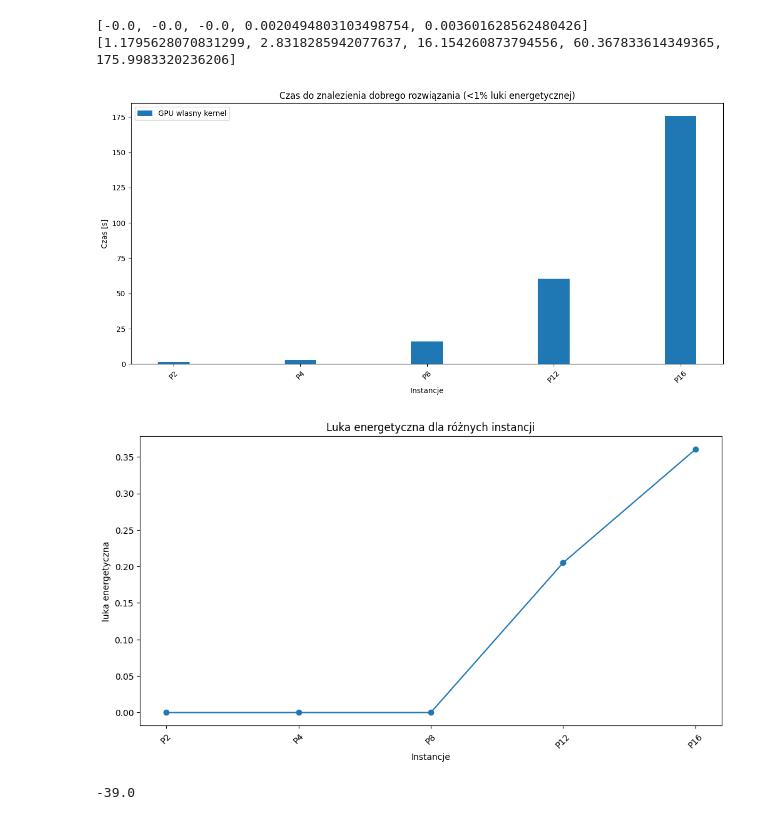
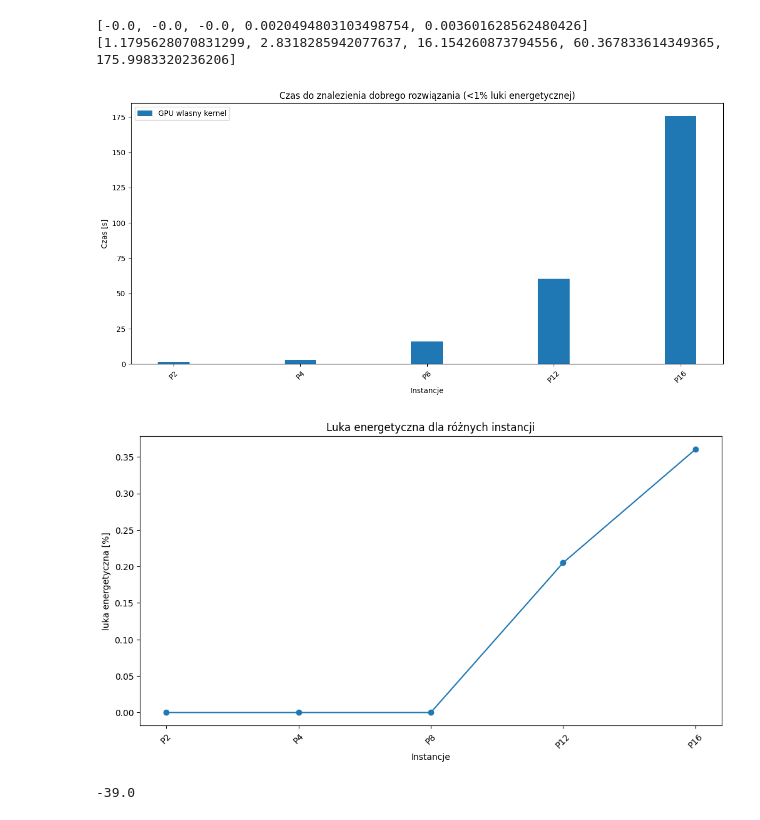
Before and after one commit to iitis/AkademiaSztukiKwantowej, a Jupyter notebook: classical_and_quantum_annealing/benchmarks.ipynb, the cells around one changed output. Saved outputs shown, nothing was run; the diff lists cells and outputs as text; code cells hidden in the pictures.

Commit message:
visual clean up

```diff
--- a/classical_and_quantum_annealing/benchmarks.ipynb
+++ b/classical_and_quantum_annealing/benchmarks.ipynb
@@ -51,13 +51,19 @@ for function in functions:
             with capture_output() as captured:
                 states, energies = function(J2, h2, 1000 * (1 + count), 0.5, 2**(10 + max(count, 5)), c_0_scaling=0.7)
             result = min(energies).item()
+
             if result < best_result:
                 best_result = result
+
             checkpoint = time.time()
             elapsed = checkpoint - start
+            gap = (instance.best_energy - best_result)/instance.best_energy
+
+            if elapsed >= 60:
+                if gap < 0.01:
+                    break
             count += 1
-            if elapsed >= 60:
-                break
+
         gaps.append((instance.best_energy - best_result)/instance.best_energy)
         print(gaps)
         times.append(elapsed)
@@ -96,35 +102,35 @@ instancje = ["P2", "P4", "P8", "P12", "P16"]
 
 x = np.arange(len(instancje))
 width = 0.25
 
 fig, ax = plt.subplots(figsize=(12, 6))
 
 #rects2 = ax.bar(x, global_results[1], width, label='GPU naiwne')
 rects3 = ax.bar(x, times, width, label='GPU wlasny kernel')
 
 ax.set_xlabel("Instancje")
 ax.set_ylabel("Czas [s]")
 ax.set_title(r"Czas do znalezienia dobrego rozwiązania (<1% luki energetycznej)")
 ax.set_xticks(x)
 ax.set_xticklabels(instancje, rotation=45)
 ax.legend()
 
 plt.tight_layout()
 plt.show()
 
 fig2, ax2 = plt.subplots(figsize=(12, 6))
 
 gaps_procent = [x * 100 for x in gaps]
 ax2.plot(x, gaps_procent, label='GPU wlasny kernel', marker='o', linestyle='-')
 ax2.set_xlabel("Instancje")
-ax2.set_ylabel("luka energetyczna w %")
+ax2.set_ylabel("luka energetyczna [%]")
 ax2.set_title("Luka energetyczna dla różnych instancji")
 ax2.set_xticks(x)
 ax2.set_xticklabels(instancje, rotation=45)
 plt.show()
 # %% [output]
 [figure]
-[figure, old version]
+[figure, new version]
 # %%
 import torch
 import simulated_bifurcation as sb
```
